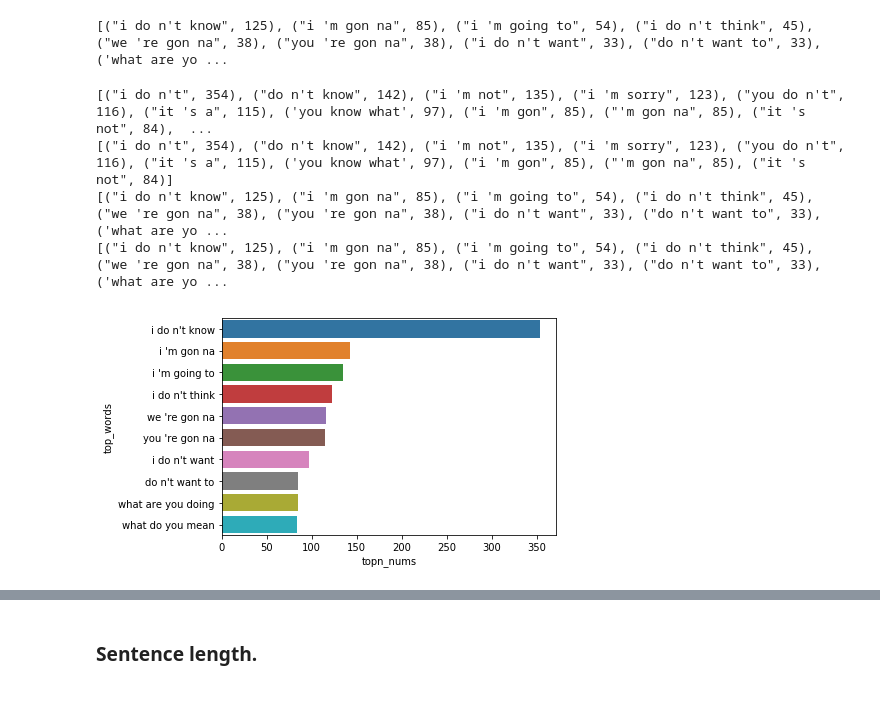
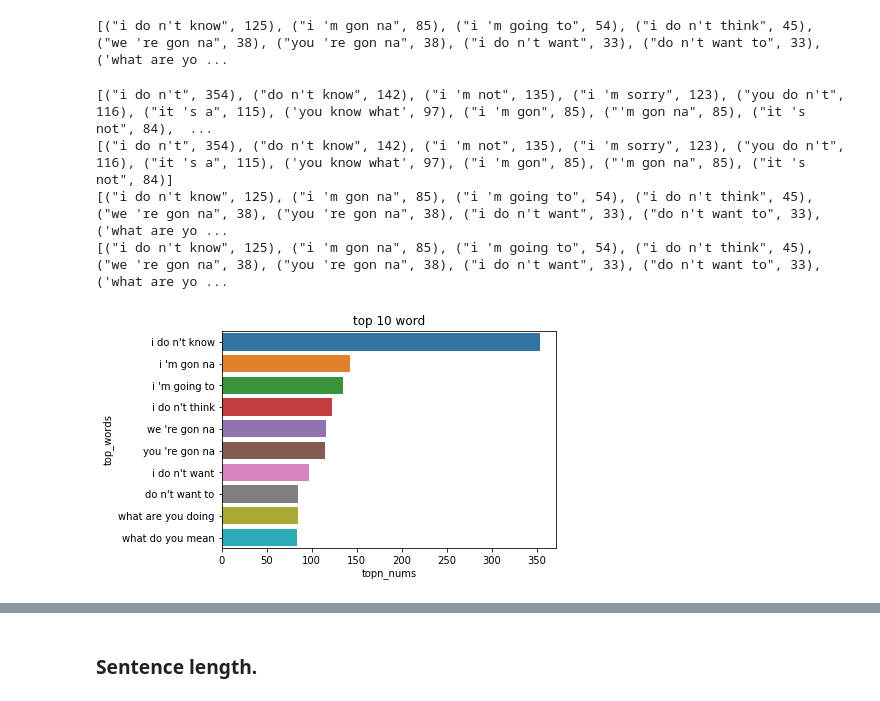
Before and after one commit to mikolaje/SubtitleAnalysis, a Jupyter notebook: SiliconValley/data_display.ipynb, the cells around one changed output, grey strips where cells are left out. Drawn from its saved outputs; the diff is of its cells as text; code cells hidden in the pictures.

```diff
--- a/SiliconValley/data_display.ipynb
+++ b/SiliconValley/data_display.ipynb
@@ -129,23 +129,23 @@ cnt = analyze_ngrams(4)
 # %%
 
 def plot_ngram(N, top_n):
     cnt = analyze_ngrams(N)
     topn_list = cnt.most_common(top_n)
     topn_words = [each[0] for each in topn_list]
     print(topn_list)
     topn_nums = [each[1] for each in topn_list]
     # print(topn_nums)
 
     df = pd.DataFrame(dict(top_words=topn_words, topn_nums=topn_nums))
-    sns.barplot(x="topn_nums", y="top_words", data=df)
+    g = sns.barplot(x="topn_nums", y="top_words", data=df)
+    g.set_title('top %s word' % top_n)
 
 
 
 plot_ngram(3, 10)
-plot_ngram(4, 10)
 # %% [output]
 [("i do n't", 354), ("do n't know", 142), ("i 'm not", 135), ("i 'm sorry", 123), ("you do n't", 116), ("it 's a", 115), ('you know what', 97), ("i 'm gon", 85), ("'m gon na", 85), ("it 's not", 84),  ...
 [("i do n't", 354), ("do n't know", 142), ("i 'm not", 135), ("i 'm sorry", 123), ("you do n't", 116), ("it 's a", 115), ('you know what', 97), ("i 'm gon", 85), ("'m gon na", 85), ("it 's not", 84)]
 [("i do n't know", 125), ("i 'm gon na", 85), ("i 'm going to", 54), ("i do n't think", 45), ("we 're gon na", 38), ("you 're gon na", 38), ("i do n't want", 33), ("do n't want to", 33), ('what are yo ...
 [("i do n't know", 125), ("i 'm gon na", 85), ("i 'm going to", 54), ("i do n't think", 45), ("we 're gon na", 38), ("you 're gon na", 38), ("i do n't want", 33), ("do n't want to", 33), ('what are yo ...
-[figure, old version]
+[figure, new version]
```
Also changed, not shown: parts of 4 cells of this notebook.
